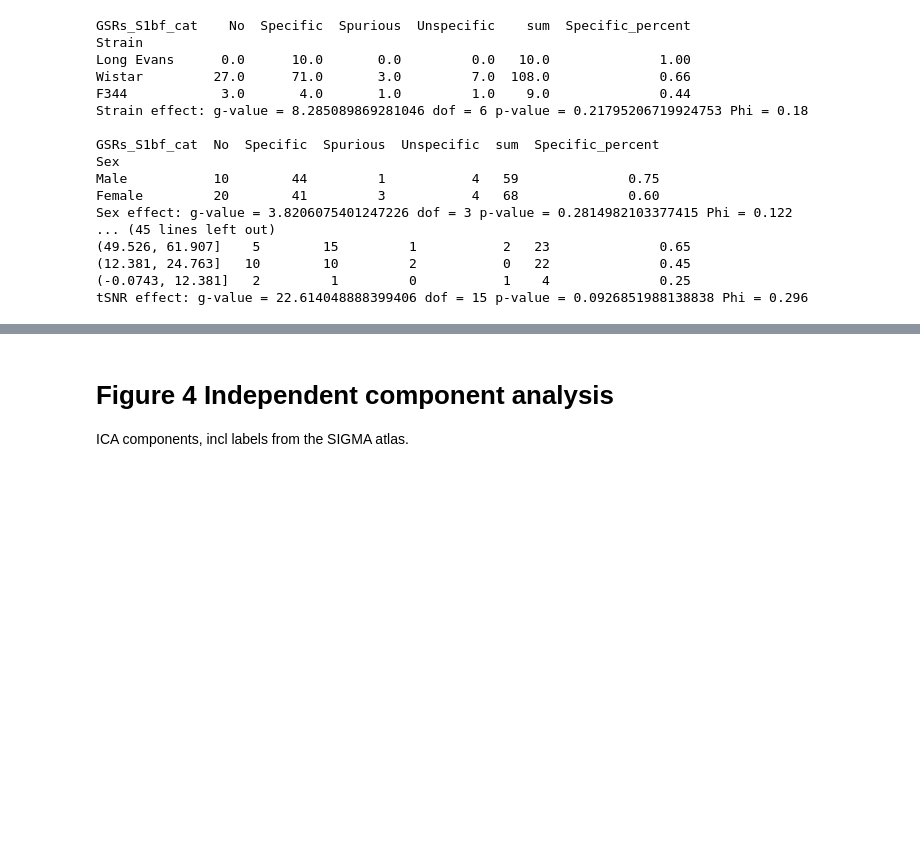
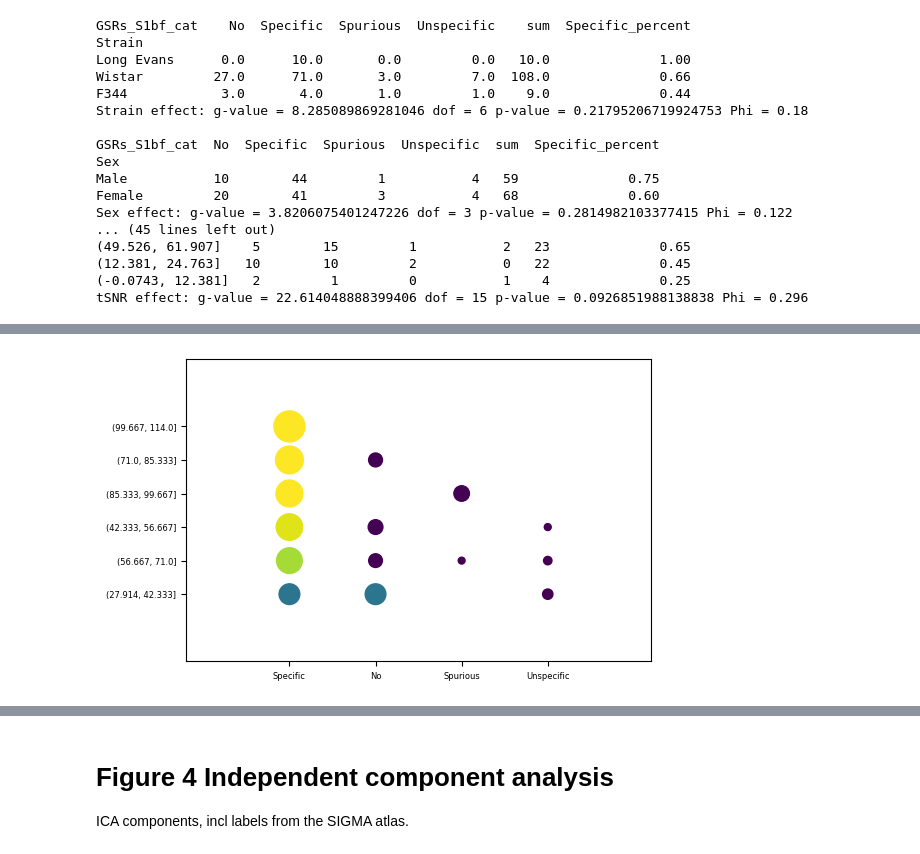
Before and after one commit to grandjeanlab/MultiRat, a Jupyter notebook: scripts/proj_manuscript.ipynb, the cells around one changed output, grey strips where cells are left out. Cells and saved outputs as stored; diff of their text form; code cells hidden in the pictures; blank space fills up the shorter version.

```diff
--- a/scripts/proj_manuscript.ipynb
+++ b/scripts/proj_manuscript.ipynb
@@ -878,0 +985,22 @@ tSNR effect: g-value = 22.614048888399406 dof = 15 p-value = 0.0926851988138838
+# %%
+#adapted from https://stackoverflow.com/questions/50399802/python-categorical-bubble-plot and https://stackoverflow.com/questions/23377108/pandas-percentage-of-total-with-groupby
+df_exclude['breathing_bin']=pd.cut(df_exclude['Breathing_onset'],6)
+dfu = df_exclude.groupby(['breathing_bin',
+                    'GSRs_S1bf_cat']).size()
+
+size_fact=5
+
+dfu_pcts = dfu.groupby(level=0).apply(lambda x: 100 * x / float(x.sum())).to_frame().reset_index().rename(columns={0: "percent",  'GSRs_S1bf_cat': "category"})
+dfu_pcts['category']=pd.Categorical(dfu_pcts['category'], categories=["Specific", "No", "Spurious","Unspecific"], ordered=False)
+dfu_pcts['breathing_bin'] = dfu_pcts['breathing_bin'].astype(str)
+dfu_pcts['breathing_bin'] = pd.Categorical(dfu_pcts['breathing_bin'])
+
+dfu_pcts= dfu_pcts.sort_values(by=['category','percent'], ascending=True)
+dfu_pcts['percent'] *= size_fact
+
+plt.scatter(x="category", y='breathing_bin', s="percent", c='percent', marker='o',vmin=25*size_fact,vmax=75*size_fact,data=dfu_pcts)
+plt.margins(0.4)
+plt.savefig(os.path.join(init_folder,'assets','figure','Sup_FigureS8A.svg'), format="svg", dpi=600)
+plt.show()
+# %% [output]
+[figure, added]
```
Also changed, not shown: parts of 16 cells of this notebook, 12 other files.
